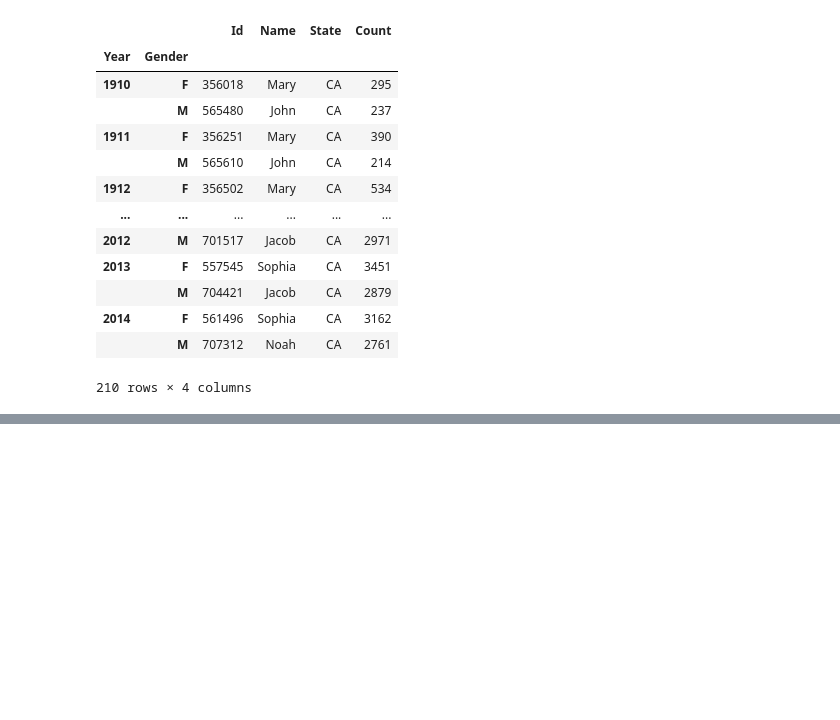
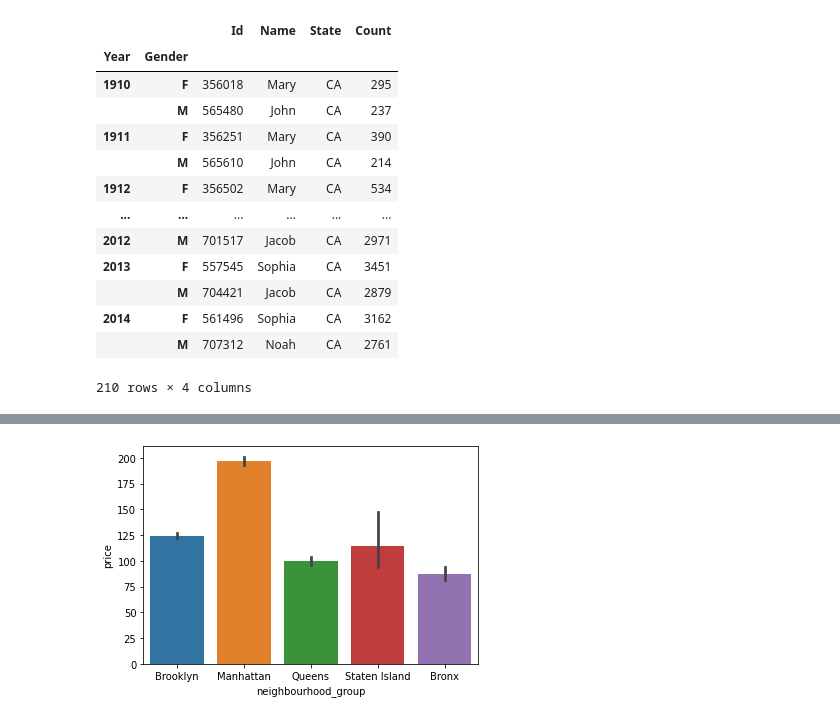
Before and after one commit to bhagu/1000-Days-Of-Code, a Jupyter notebook: Intro_to_Data_Science_LL.ipynb, the cells around one changed output, grey strips where cells are left out. Cells and saved outputs as stored; diff of their text form; code cells hidden in the pictures; blank space fills up the shorter version.

```diff
--- a/Intro_to_Data_Science_LL.ipynb
+++ b/Intro_to_Data_Science_LL.ipynb
@@ -160,0 +352,5 @@ ca_grouped
+# %%
+sn.barplot(x = 'neighbourhood_group', y = 'price', data = listings)
+plt.show()
+# %% [output]
+[figure, added]
```
Also changed, not shown: parts of 27 cells of this notebook.
